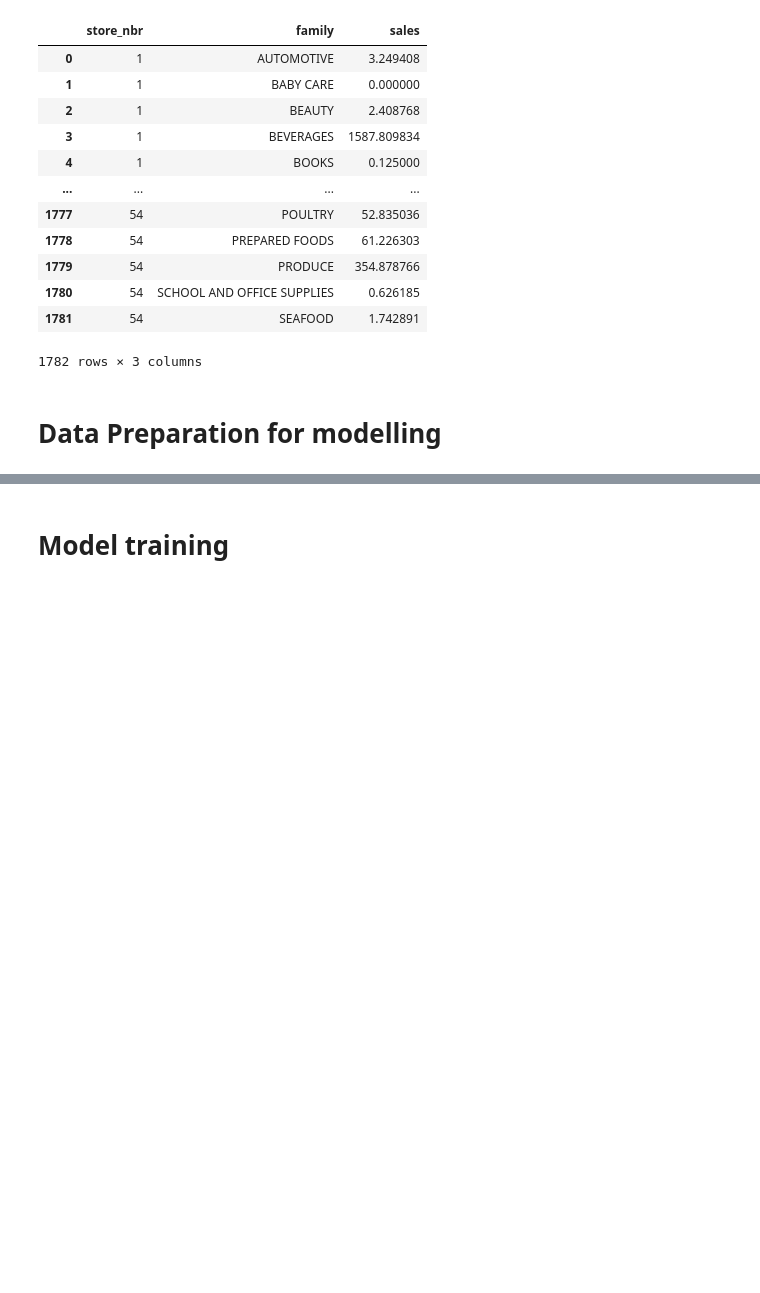
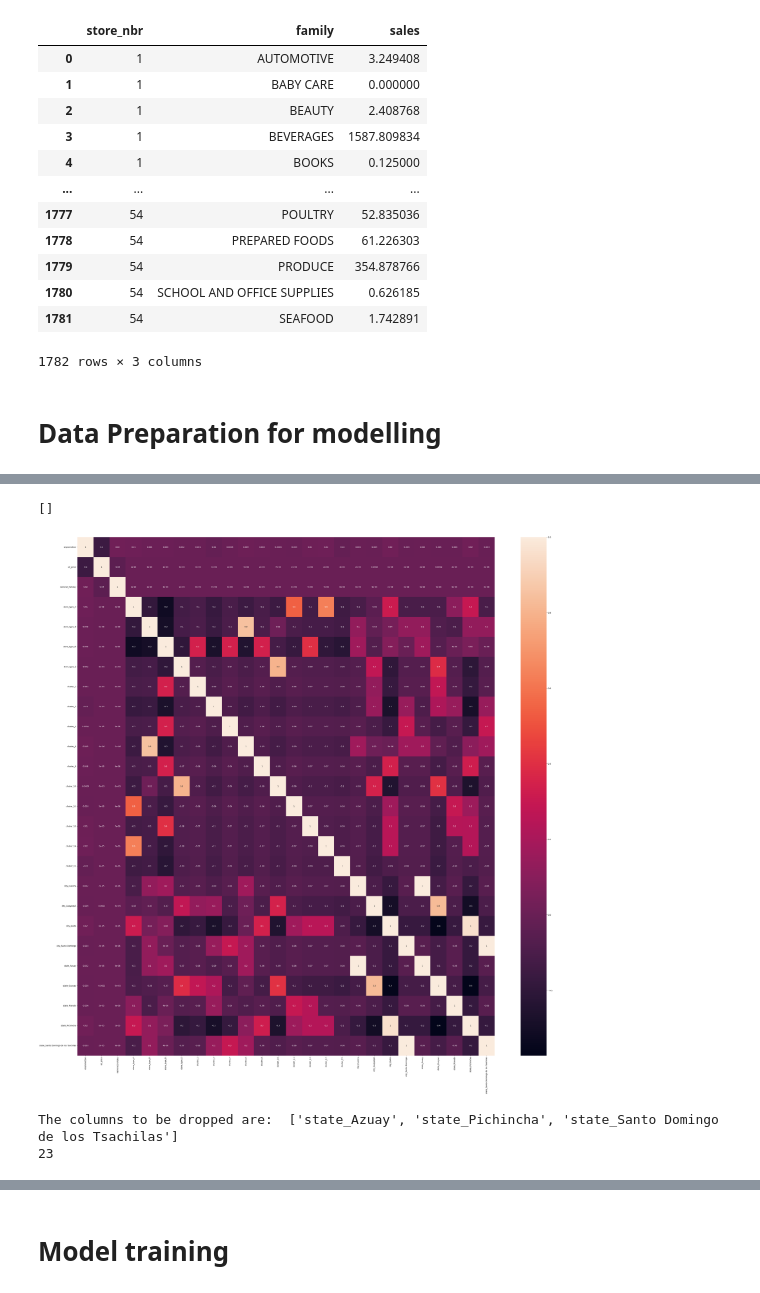
Before and after one commit to kunalkundu30/store-sales, a Jupyter notebook: EDA.ipynb, the cells around one changed output, grey strips where cells are left out. Drawn from its saved outputs; the diff is of its cells as text; code cells hidden in the pictures; blank space fills up the shorter version.

```diff
--- a/EDA.ipynb
+++ b/EDA.ipynb
@@ -241,0 +255,6 @@ X.drop(columns = config["encoded_columns_drop"], inplace = True)
+# %%
+# Calculate sparsity of feature matrix
+non_zero_cells_count = np.count_nonzero(X)
+total_cells_count = X.size
+sparsity = (1-(non_zero_cells_count/total_cells_count))*100
+sparsity
@@ -241,0 +263,19 @@ X.drop(columns = config["encoded_columns_drop"], inplace = True)
+# %%
+# Drop columns based on sparsity in X
+sparsity_column_threshold = config["sparsity_column_threshold"]
+
+sparsity_column_wise = pd.DataFrame({"columnName":[],"sparsityPercent":[]})
+
+for column in X.columns:
+    non_zero_cells_count = np.count_nonzero(X[column])
+    total_cells_count = X[column].size
+    sparsity_column = (1-(non_zero_cells_count/total_cells_count))
+    sparsity_column_wise = sparsity_column_wise._append({"columnName":column,"sparsityPercent":
+                                                         sparsity_column}, ignore_index=True)
+
+sparsity_column_wise.sort_values(by="sparsityPercent", ascending = False, inplace=True)
+columns_to_drop = sparsity_column_wise[sparsity_column_wise["sparsityPercent"]>
+                                       sparsity_column_threshold]["columnName"].tolist()
+
+X_dropped_sparsity = X.drop(columns_to_drop, axis=1)
+len(X_dropped_sparsity.columns)
@@ -241,0 +284,4 @@ X.drop(columns = config["encoded_columns_drop"], inplace = True)
+# %%
+# Calculate statistics on X
+correlation_matrix = X_dropped_sparsity.corr()
+X_dropped_sparsity_stats = X_dropped_sparsity.describe()
@@ -241,0 +310,29 @@ X.drop(columns = config["encoded_columns_drop"], inplace = True)
+# %%
+# Plot correlation heatmap
+plt.figure(figsize=(48,48))
+sns.heatmap(correlation_matrix, annot = True, fmt = '.1g')
+plt.plot()
+# %% [output]
+[]
+[figure, added]
+# %%
+# Drop highly correlated features
+
+correlation_matrix_absolute = correlation_matrix.abs()
+
+# Select upper triangle of correlation matrix
+upper = correlation_matrix_absolute.where(np.triu(np.ones(correlation_matrix_absolute.shape),
+                                                   k=1).astype(bool))
+
+# Find features with correlation greater than threshold
+threshold = config["correlation_threshold"]
+columns_to_drop = [column for column in upper.columns if any(upper[column] > threshold)]
+print("The columns to be dropped are: ", columns_to_drop)
+/
+# Drop features
+X_dropped_sparsity_correlation = X_dropped_sparsity.drop(columns_to_drop, axis=1)
+
+print(len(X_dropped_sparsity_correlation.columns))
+# %% [output]
+The columns to be dropped are:  ['state_Azuay', 'state_Pichincha', 'state_Santo Domingo de los Tsachilas']
+23
```
Also changed, not shown: parts of 19 cells of this notebook, 3 other files.
